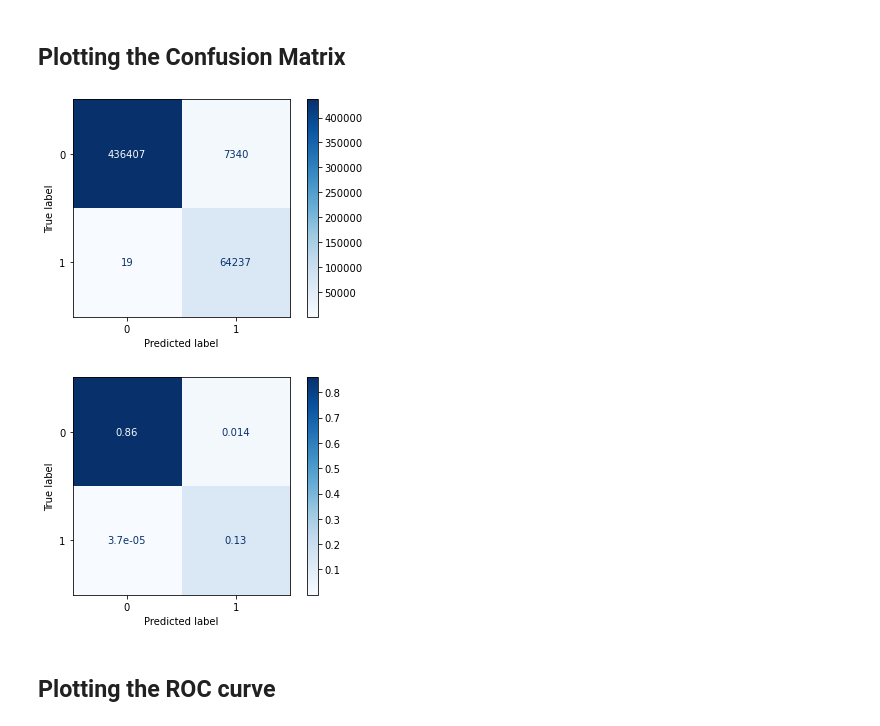
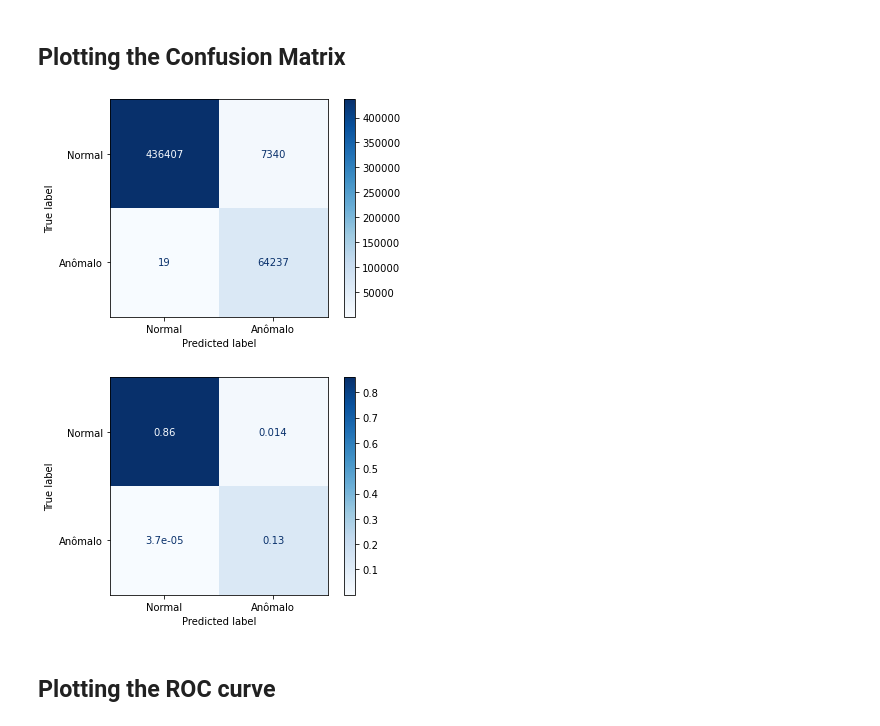
Before and after one commit to Felipe-Sato/python-machine-learning, a Jupyter notebook: 2.Algorithms/23 Adaboost ML.ipynb, the cells around one changed output. Saved outputs shown, nothing was run; the diff lists cells and outputs as text; code cells hidden in the pictures.

```diff
--- a/2.Algorithms/23 Adaboost ML.ipynb
+++ b/2.Algorithms/23 Adaboost ML.ipynb
@@ -34,16 +34,16 @@ from sklearn.metrics import confusion_matrix, ConfusionMatrixDisplay
 import matplotlib.pyplot as plt
 # %%
 abc_fit = abc.fit(X_train, y_train)
-ConfusionMatrixDisplay.from_estimator(abc_fit, X_test, y_test, cmap = 'Blues')
+ConfusionMatrixDisplay.from_estimator(abc_fit, X_test, y_test, cmap = 'Blues', display_labels=['Normal', 'Anômalo'])
 plt.show()
 # %% [output]
-[figure, old version]
+[figure, new version]
 # %%
 abc_fit = abc.fit(X_train, y_train)
-ConfusionMatrixDisplay.from_estimator(abc_fit, X_test, y_test, normalize = 'all', cmap = 'Blues')
+ConfusionMatrixDisplay.from_estimator(abc_fit, X_test, y_test, normalize = 'all', cmap = 'Blues', display_labels=['Normal', 'Anômalo'])
 plt.show()
 # %% [output]
-[figure, old version]
+[figure, new version]
 # %% [markdown]
 ## Plotting the ROC curve
 # %%
```
Also changed, not shown: 2 other files.
